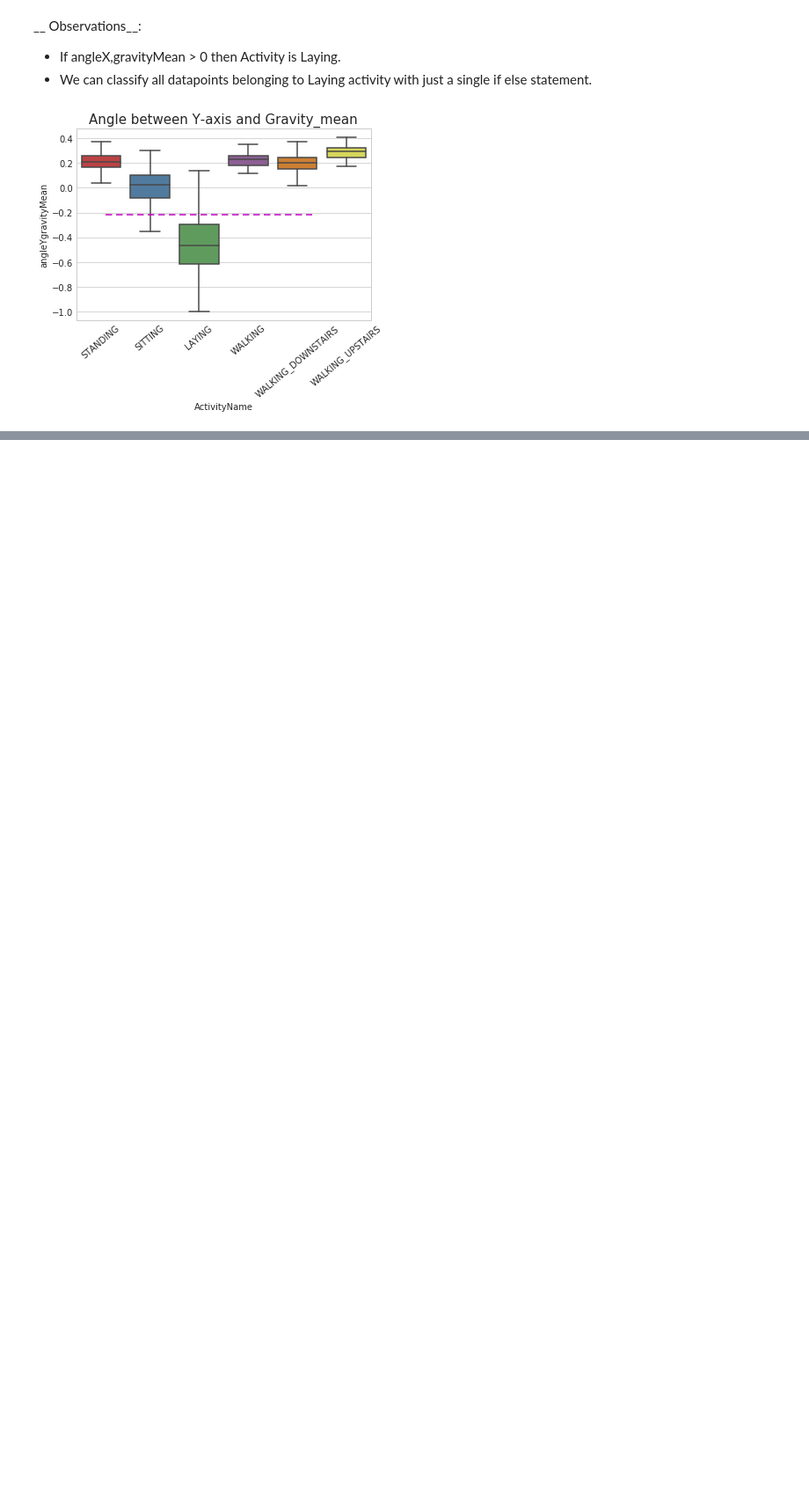
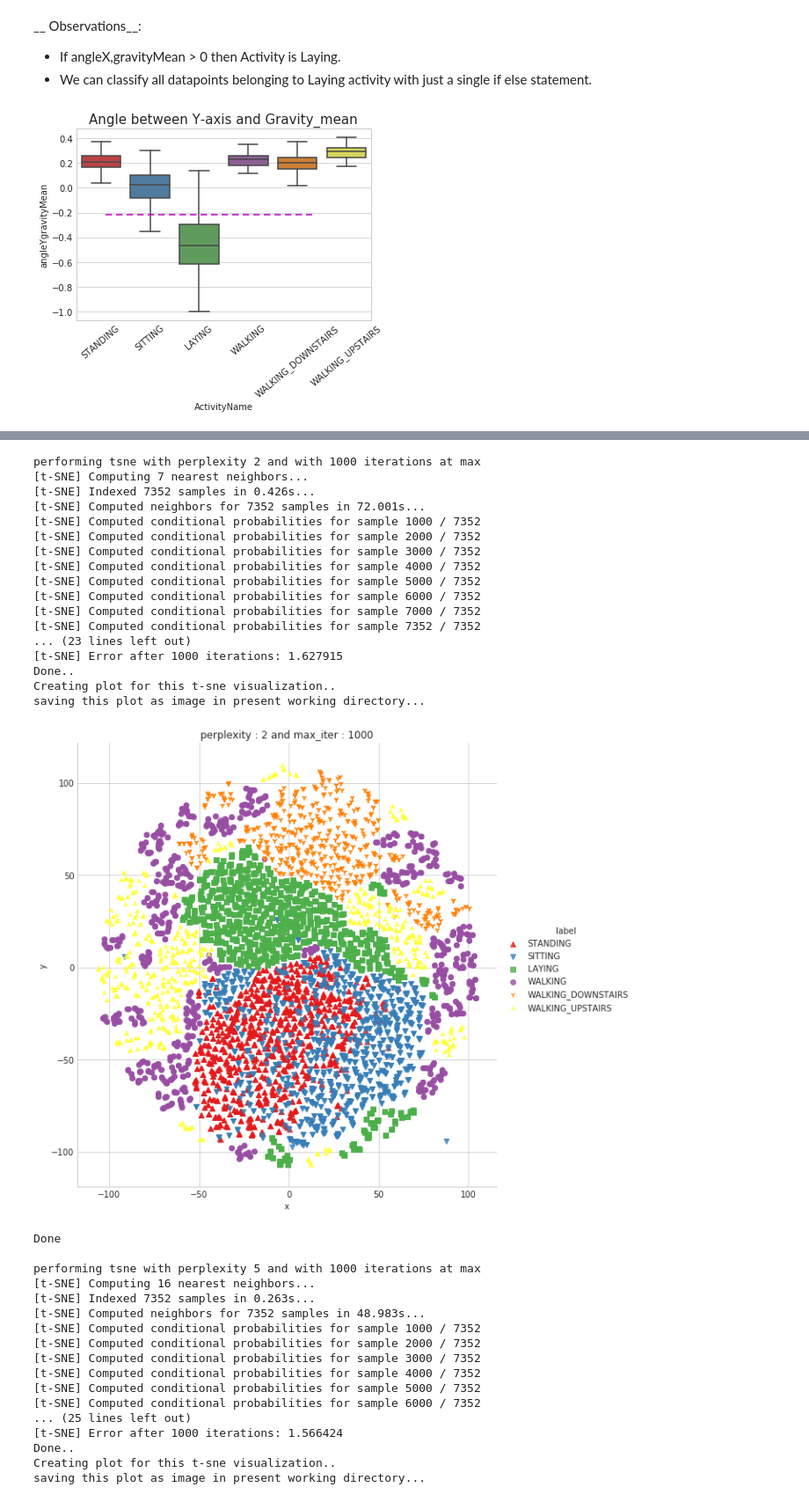
Before and after one commit to elhaidi/Human-Activity-Recognition, a Jupyter notebook: Human Activity notebook.ipynb, the cells around one changed output, grey strips where cells are left out. Shown at 88% size. Drawn from its saved outputs; the diff is of its cells as text; code cells hidden in the pictures; blank space fills up the shorter version.

Commit message:
performing t-sne with different perplexity values and their repective plots

```diff
--- a/Human Activity notebook.ipynb
+++ b/Human Activity notebook.ipynb
@@ -473,0 +481,64 @@ plt.show()
+# %%
+# performs t-sne with different perplexity values and their repective plots..
+
+def perform_tsne(X_data, y_data, perplexities, n_iter=1000, img_name_prefix='t-sne'):
+
+    for index,perplexity in enumerate(perplexities):
+        # perform t-sne
+        print('\nperforming tsne with perplexity {} and with {} iterations at max'.format(perplexity, n_iter))
+        X_reduced = TSNE(verbose=2, perplexity=perplexity).fit_transform(X_data)
+        print('Done..')
+
+        # prepare the data for seaborn
+        print('Creating plot for this t-sne visualization..')
+        df = pd.DataFrame({'x':X_reduced[:,0], 'y':X_reduced[:,1] ,'label':y_data})
+
+        # draw the plot in appropriate place in the grid
+        sns.lmplot(data=df, x='x', y='y', hue='label', fit_reg=False, size=8,\
+                   palette="Set1",markers=['^','v','s','o', '1','2'])
+        plt.title("perplexity : {} and max_iter : {}".format(perplexity, n_iter))
+        img_name = img_name_prefix + '_perp_{}_iter_{}.png'.format(perplexity, n_iter)
+        print('saving this plot as image in present working directory...')
+        plt.savefig(img_name)
+        plt.show()
+        print('Done')
+# %%
+X_pre_tsne = train.drop(['subject', 'Activity','ActivityName'], axis=1)
+y_pre_tsne = train['ActivityName']
+perform_tsne(X_data = X_pre_tsne,y_data=y_pre_tsne, perplexities =[2,5,10,20,50])
+# %% [output]
+performing tsne with perplexity 2 and with 1000 iterations at max
+[t-SNE] Computing 7 nearest neighbors...
+[t-SNE] Indexed 7352 samples in 0.426s...
+[t-SNE] Computed neighbors for 7352 samples in 72.001s...
+[t-SNE] Computed conditional probabilities for sample 1000 / 7352
+[t-SNE] Computed conditional probabilities for sample 2000 / 7352
+[t-SNE] Computed conditional probabilities for sample 3000 / 7352
+[t-SNE] Computed conditional probabilities for sample 4000 / 7352
+[t-SNE] Computed conditional probabilities for sample 5000 / 7352
+[t-SNE] Computed conditional probabilities for sample 6000 / 7352
+[t-SNE] Computed conditional probabilities for sample 7000 / 7352
+[t-SNE] Computed conditional probabilities for sample 7352 / 7352
+... (23 lines left out)
+[t-SNE] Error after 1000 iterations: 1.627915
+Done..
+Creating plot for this t-sne visualization..
+saving this plot as image in present working directory...
+[figure, added]
+Done
+
+performing tsne with perplexity 5 and with 1000 iterations at max
+[t-SNE] Computing 16 nearest neighbors...
+[t-SNE] Indexed 7352 samples in 0.263s...
+[t-SNE] Computed neighbors for 7352 samples in 48.983s...
+[t-SNE] Computed conditional probabilities for sample 1000 / 7352
+[t-SNE] Computed conditional probabilities for sample 2000 / 7352
+[t-SNE] Computed conditional probabilities for sample 3000 / 7352
+[t-SNE] Computed conditional probabilities for sample 4000 / 7352
+[t-SNE] Computed conditional probabilities for sample 5000 / 7352
+[t-SNE] Computed conditional probabilities for sample 6000 / 7352
+... (25 lines left out)
+[t-SNE] Error after 1000 iterations: 1.566424
+Done..
+Creating plot for this t-sne visualization..
+saving this plot as image in present working directory...
```
Also changed, not shown: parts of 3 cells of this notebook.
